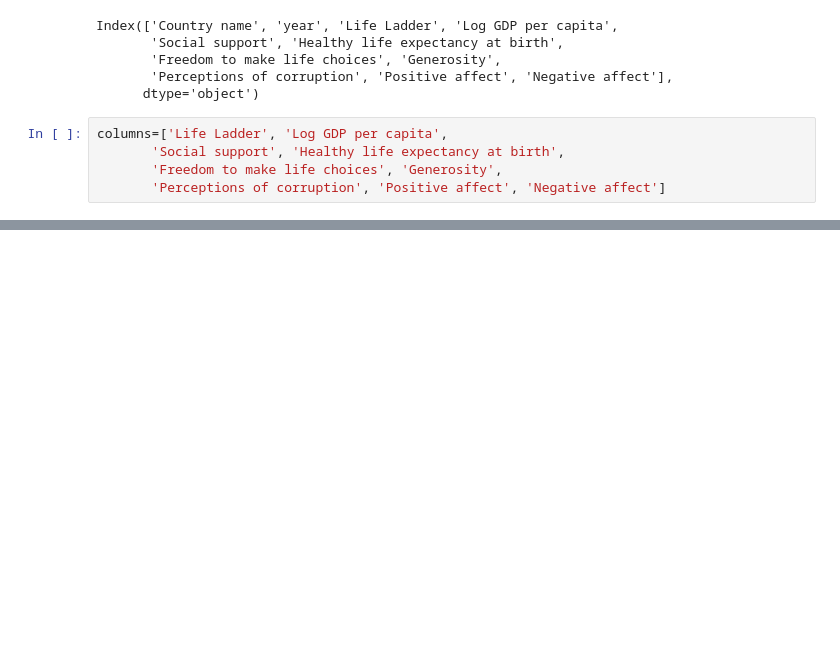
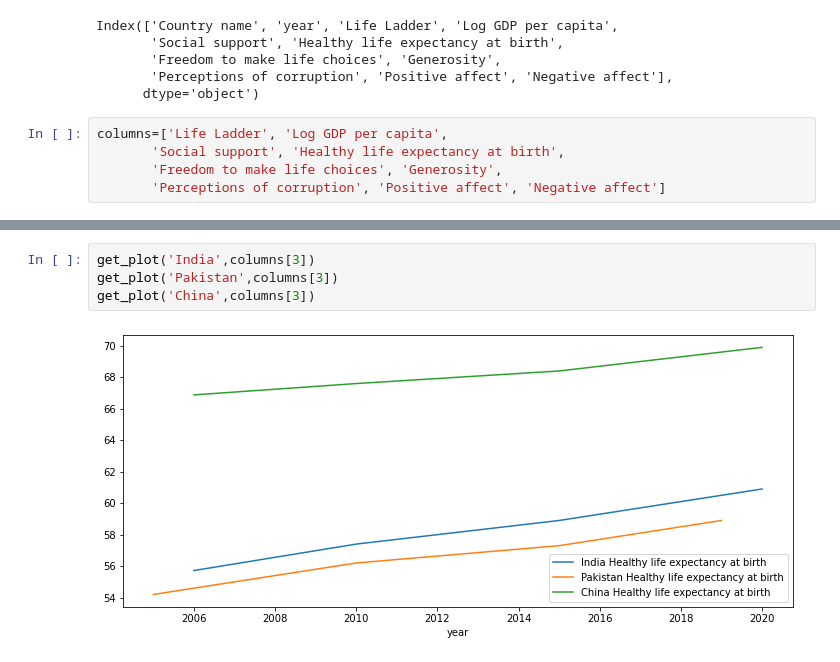
Before and after one commit to yashmathur0310/hackathon, a Jupyter notebook: plot.ipynb, the cells around one changed output, grey strips where cells are left out. Drawn from its saved outputs; the diff is of its cells as text; blank space fills up the shorter version.

```diff
--- a/plot.ipynb
+++ b/plot.ipynb
@@ -57,0 +73,6 @@ get_plot('China',columns[1])
+# %%
+get_plot('India',columns[3])
+get_plot('Pakistan',columns[3])
+get_plot('China',columns[3])
+# %% [output]
+[figure, added]
```
Also changed, not shown: parts of 9 cells of this notebook.
